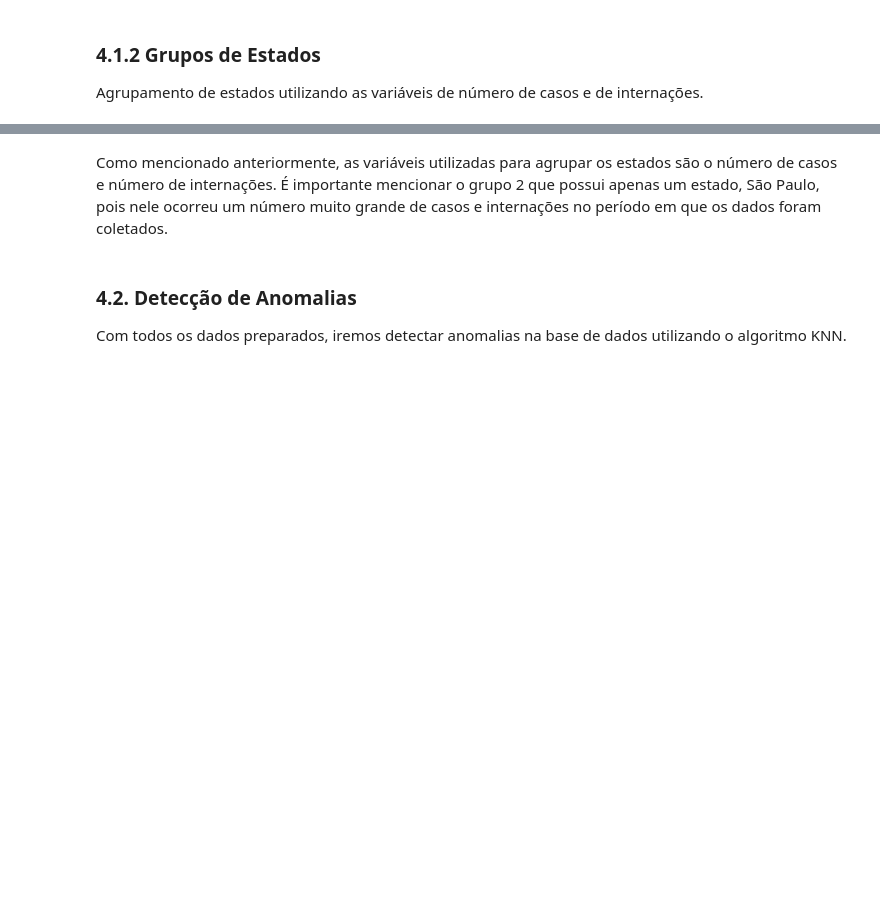
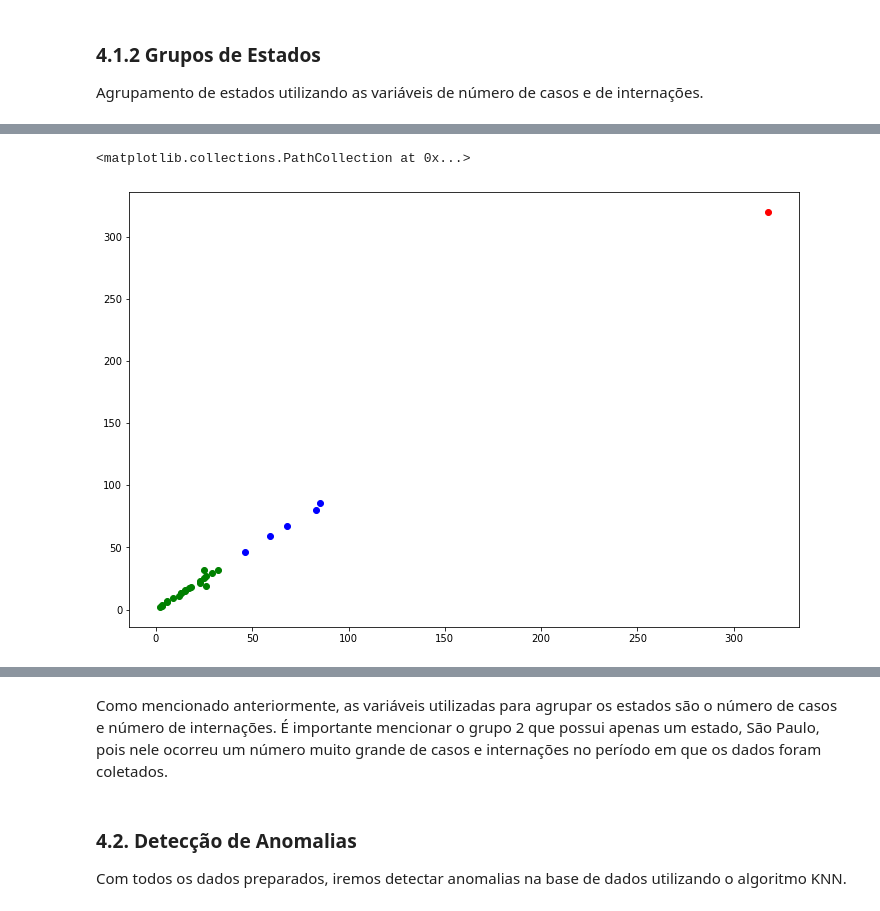
Before and after one commit to endhel/SRAG-Agrupamento-Deteccao-De-Anomalia, a Jupyter notebook: SRAG-Agrupamento-Deteccao-Anomalias.ipynb, the cells around one changed output, grey strips where cells are left out. Drawn from its saved outputs; the diff is of its cells as text; code cells hidden in the pictures; blank space fills up the shorter version.

```diff
--- a/SRAG-Agrupamento-Deteccao-Anomalias.ipynb
+++ b/SRAG-Agrupamento-Deteccao-Anomalias.ipynb
@@ -586,6 +615,8 @@ As principais características que diferenciam estes grupos de pacientes são a
 ### 4.1.2 Grupos de Estados
 
 Agrupamento de estados utilizando as variáveis de número de casos e de internações.
+# %%
+df_estados = pd.read_csv('data/estados.csv')
 # %%
 # Método do cotovelo (Elbow Method) para determinar o valor do K
 # Segundo esta heurística, o melhor valor para K é 3
@@ -615,11 +654,13 @@ print(f'Quantidades de pacientes em cada grupo: {qnt}')
 # %%
 # Gráfico de dispersão para visualizar os clusters
 x = df_estados.to_numpy()
 plt.figure( figsize=(12, 8) )
-plt.scatter(x[grupos == 0, 0], x[grupos == 0, 1], label='Grupo 1', c='green')
-plt.scatter(x[grupos == 1, 0], x[grupos == 1, 1], label='Grupo 2', c='red')
-plt.scatter(x[grupos == 2, 0], x[grupos == 2, 1], label='Grupo 3', c='blue')
-plt.legend()
+plt.scatter(x[grupos == 0, 0], x[grupos == 0, 1], c='green')
+plt.scatter(x[grupos == 1, 0], x[grupos == 1, 1], c='red')
+plt.scatter(x[grupos == 2, 0], x[grupos == 2, 1], c='blue')
+# %% [output]
+<matplotlib.collections.PathCollection at 0x...>
+[figure, added]
 # %%
 df_estados['grupos'] = grupos
 df_estados
```
Also changed, not shown: parts of 62 cells of this notebook.
